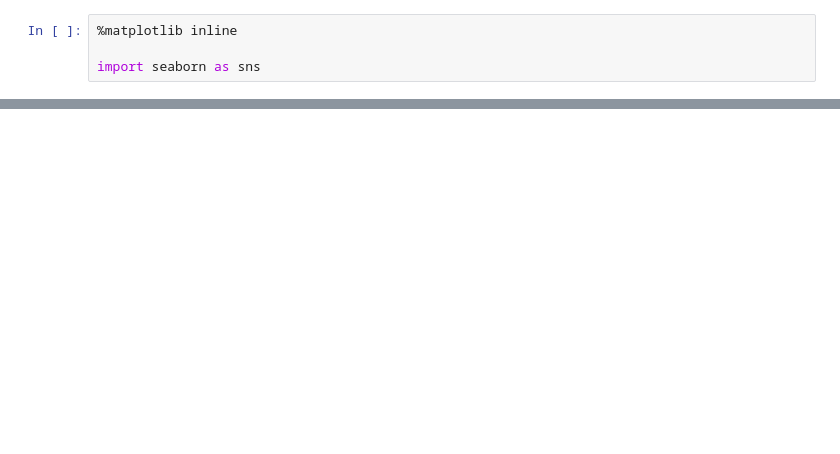
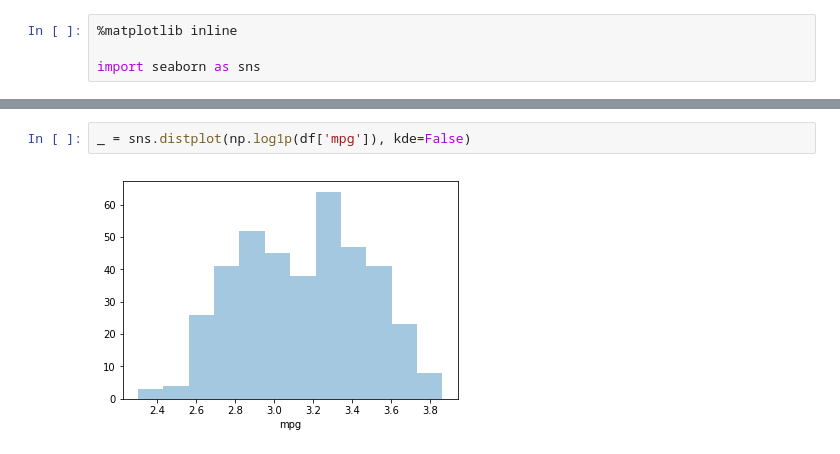
Before and after one commit to EikeDehling/machine-learnings, a Jupyter notebook: exploratory_data_analysis_auto_mpg.ipynb, the cells around one changed output, grey strips where cells are left out. Saved outputs shown, nothing was run; the diff lists cells and outputs as text; blank space fills up the shorter version.

```diff
--- a/exploratory_data_analysis_auto_mpg.ipynb
+++ b/exploratory_data_analysis_auto_mpg.ipynb
@@ -35,0 +47,4 @@ sns.distplot(X[:, 1])
+# %%
+_ = sns.distplot(np.log1p(df['mpg']), kde=False)
+# %% [output]
+[figure, added]
```
Also changed, not shown: parts of 28 cells of this notebook, 1 other file.
